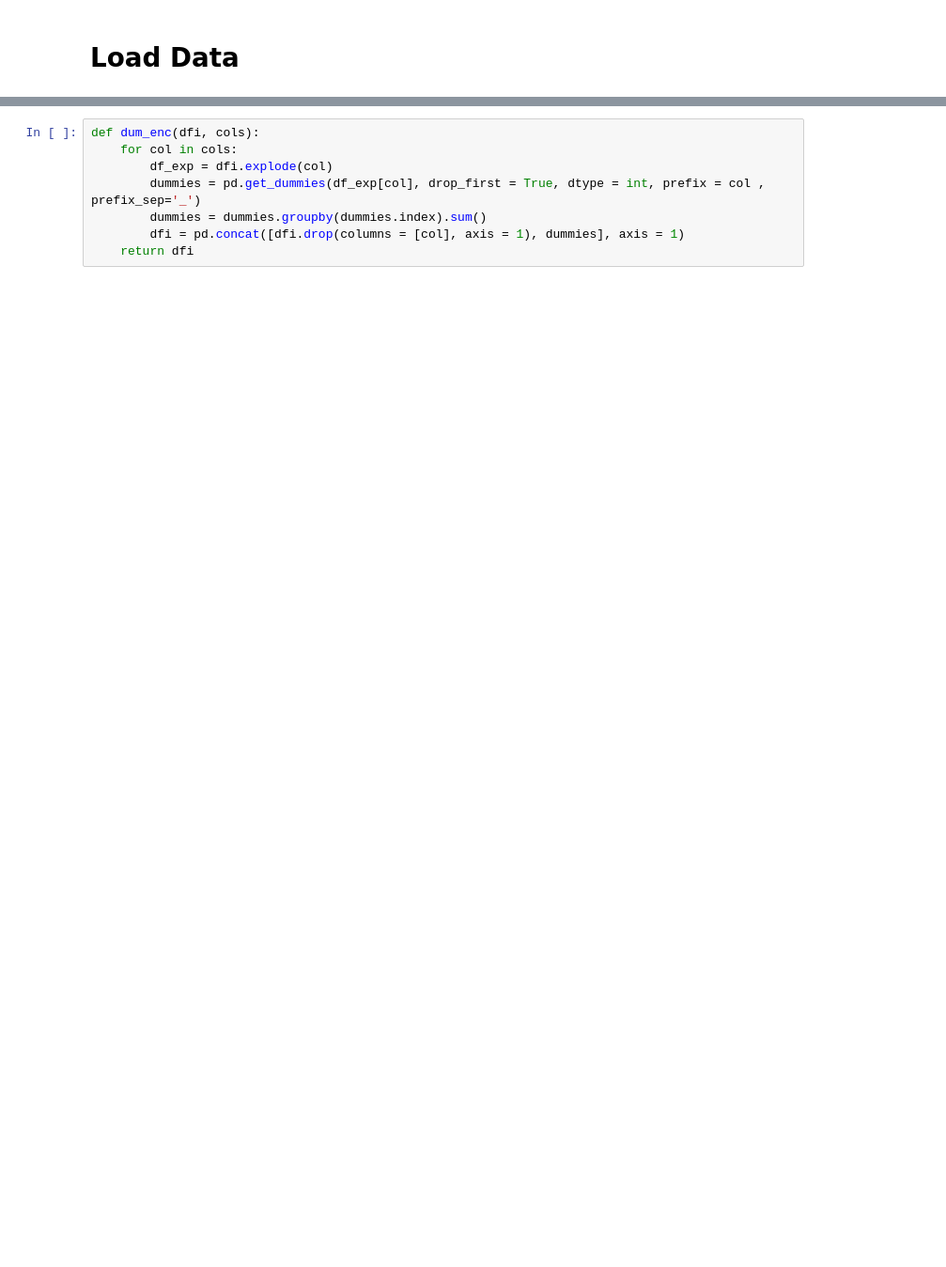
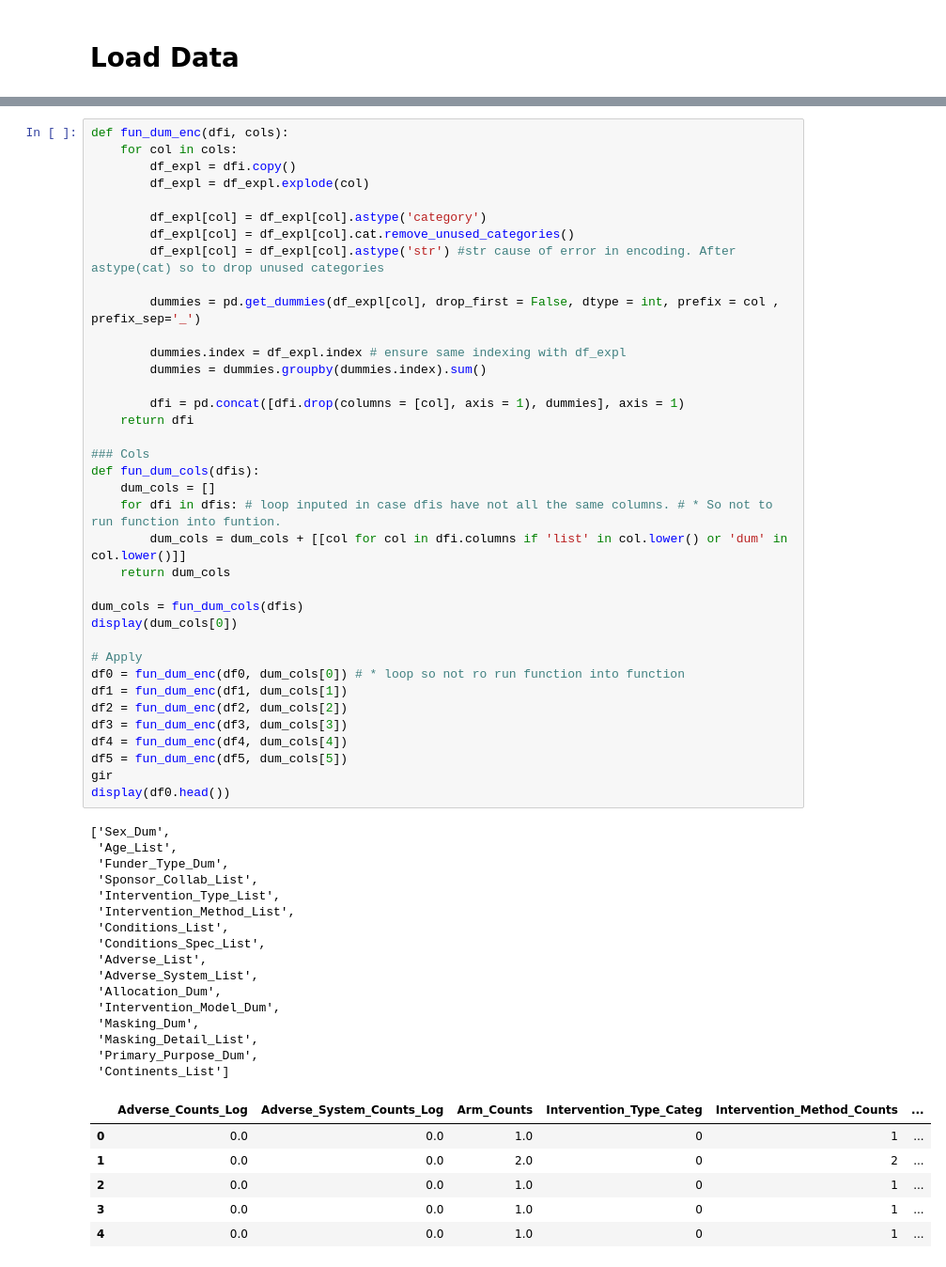
Before and after one commit to AndreouEugenia/Thesis, a Jupyter notebook: Thesis_Dummies.ipynb, the cells around one changed output, grey strips where cells are left out. Shown: that part at 94% size. Drawn from its saved outputs; the diff is of its cells as text; blank space fills up the shorter version.

```diff
--- a/Thesis_Dummies.ipynb
+++ b/Thesis_Dummies.ipynb
@@ -104,8 +117,60 @@ df0.head()
 # %%
-def dum_enc(dfi, cols):
+def fun_dum_enc(dfi, cols):
     for col in cols:
-        df_exp = dfi.explode(col)
-        dummies = pd.get_dummies(df_exp[col], drop_first = True, dtype = int, prefix = col , prefix_sep='_')
+        df_expl = dfi.copy()
+        df_expl = df_expl.explode(col)
+
+        df_expl[col] = df_expl[col].astype('category')
+        df_expl[col] = df_expl[col].cat.remove_unused_categories()
+        df_expl[col] = df_expl[col].astype('str') #str cause of error in encoding. After astype(cat) so to drop unused categories
+
+        dummies = pd.get_dummies(df_expl[col], drop_first = False, dtype = int, prefix = col , prefix_sep='_')
+
+        dummies.index = df_expl.index # ensure same indexing with df_expl
         dummies = dummies.groupby(dummies.index).sum()
+
         dfi = pd.concat([dfi.drop(columns = [col], axis = 1), dummies], axis = 1)
     return dfi
+
+### Cols
+def fun_dum_cols(dfis):
+    dum_cols = []
+    for dfi in dfis: # loop inputed in case dfis have not all the same columns. # * So not to run function into funtion.
+        dum_cols = dum_cols + [[col for col in dfi.columns if 'list' in col.lower() or 'dum' in col.lower()]]
+    return dum_cols
+
+dum_cols = fun_dum_cols(dfis)
+display(dum_cols[0])
+
+# Apply
+df0 = fun_dum_enc(df0, dum_cols[0]) # * loop so not ro run function into function
+df1 = fun_dum_enc(df1, dum_cols[1])
+df2 = fun_dum_enc(df2, dum_cols[2])
+df3 = fun_dum_enc(df3, dum_cols[3])
+df4 = fun_dum_enc(df4, dum_cols[4])
+df5 = fun_dum_enc(df5, dum_cols[5])
+gir
+display(df0.head())
+# %% [output]
+['Sex_Dum',
+ 'Age_List',
+ 'Funder_Type_Dum',
+ 'Sponsor_Collab_List',
+ 'Intervention_Type_List',
+ 'Intervention_Method_List',
+ 'Conditions_List',
+ 'Conditions_Spec_List',
+ 'Adverse_List',
+ 'Adverse_System_List',
+ 'Allocation_Dum',
+ 'Intervention_Model_Dum',
+ 'Masking_Dum',
+ 'Masking_Detail_List',
+ 'Primary_Purpose_Dum',
+ 'Continents_List']
+|  | Adverse_Counts_Log | Adverse_System_Counts_Log | Arm_Counts | Intervention_Type_Categ | Intervention_Method_Counts | ... |
+| 0 | 0.0 | 0.0 | 1.0 | 0 | 1 | ... |
+| 1 | 0.0 | 0.0 | 2.0 | 0 | 2 | ... |
+| 2 | 0.0 | 0.0 | 1.0 | 0 | 1 | ... |
+| 3 | 0.0 | 0.0 | 1.0 | 0 | 1 | ... |
+| 4 | 0.0 | 0.0 | 1.0 | 0 | 1 | ... |
```
Also changed, not shown: parts of 25 cells of this notebook.
